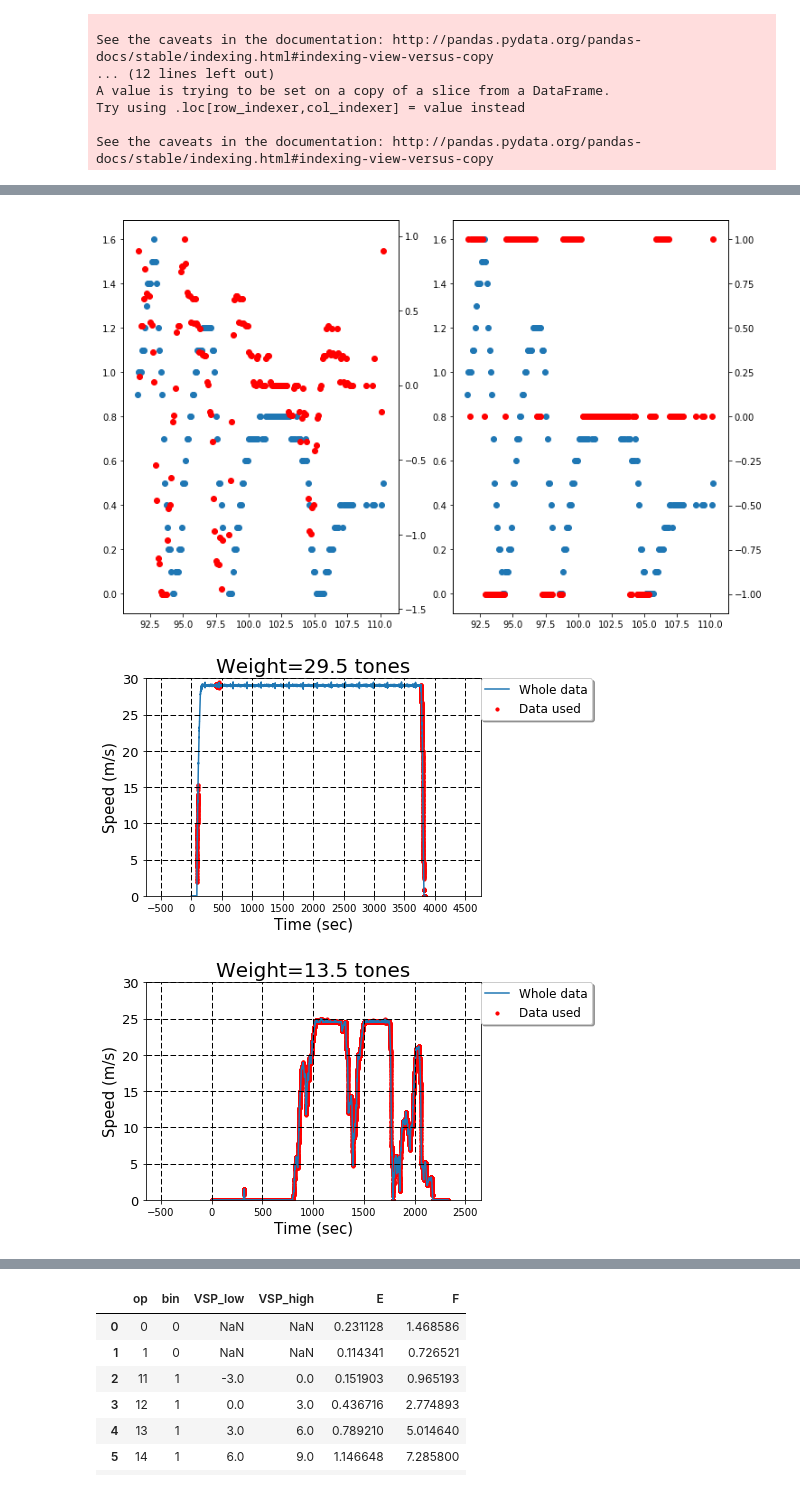
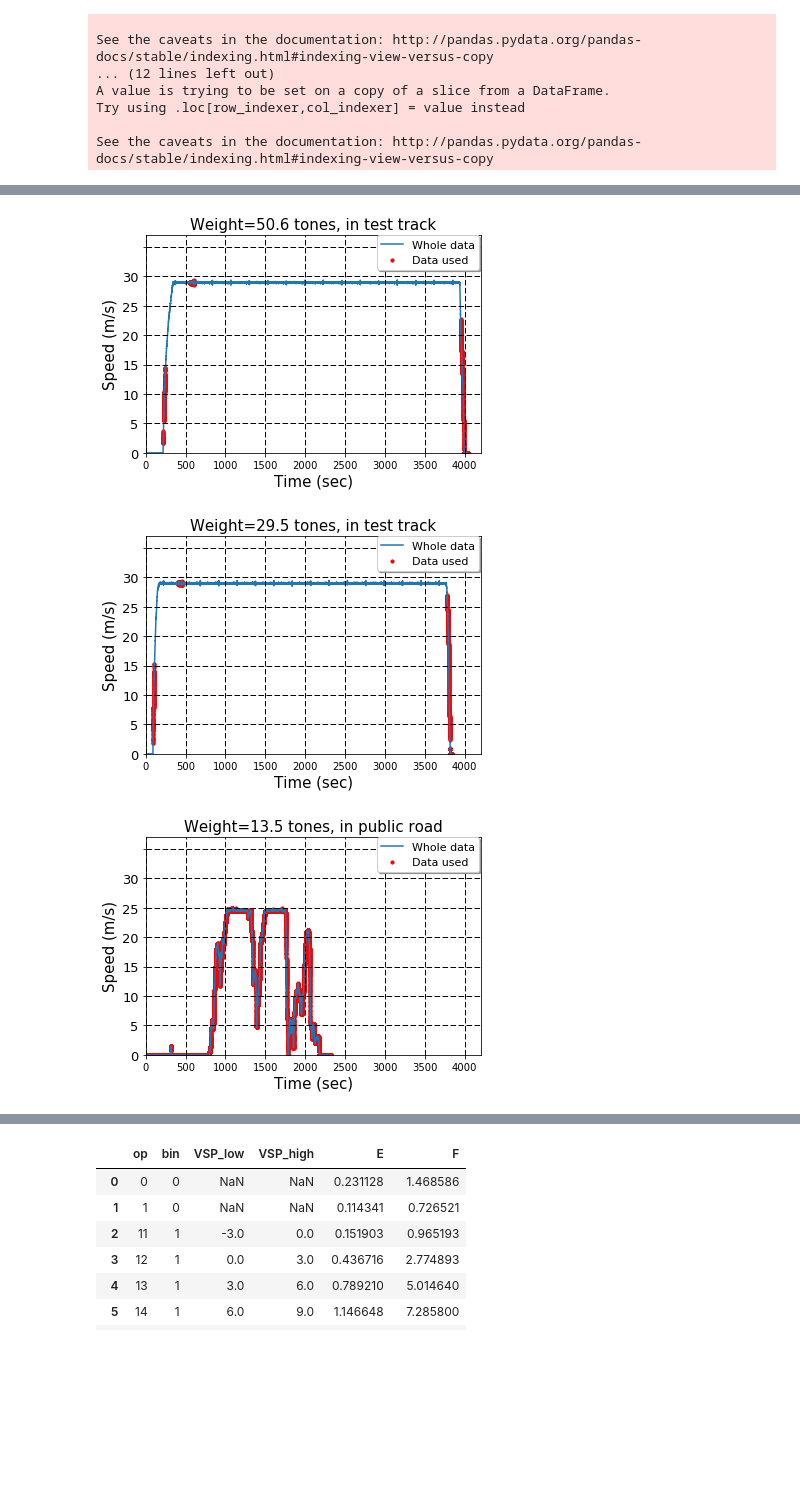
Before and after one commit to haniramezani/prepare-fuel-data, a Jupyter notebook: DC.ipynb, the cells around one changed output, grey strips where cells are left out. Cells and saved outputs as stored; diff of their text form; code cells hidden in the pictures; blank space fills up the shorter version.

```diff
--- a/DC.ipynb
+++ b/DC.ipynb
@@ -98,17 +92,3 @@ A value is trying to be set on a copy of a slice from a DataFrame.
 Try using .loc[row_indexer,col_indexer] = value instead
 
 See the caveats in the documentation: http://pandas.pydata.org/pandas-docs/stable/indexing.html#indexing-view-versus-copy
-# %%
-x,y_moves, y_CBD=[],[],[]
-for df in [trk1_acc, trk1_const, trk1_dec]:
-    x.append(df.t)
-    y_moves.append(df.fuel_CANbus)
-    y_CBD.append(df.moves_shifted)
-
-fig, ax=plt.subplots(1,3, figsize=(15,4))
-for i in range(len(x)):
-    ax[i].plot(x[i],y_moves[i], color='blue')
-    ax[i].plot(x[i],y_CBD[i], color='red')
-
-plt.show()
-#basicplot(, df_dc.MOVES_gr)
@@ -156,51 +134,42 @@ def compute_jerk(acc_list, alpha, w, jerk_param):
             jerk.append((low_pass[i]-low_pass[i-1])/0.1)
     j_index=compute_jerkindex(jerk, jerk_param)
     return jerk, j_index
-# %%
-lon_acc_list=trk1_acc.lon_acc.tolist()
-j, j_ind=compute_jerk(lon_acc_list,0.9,5,0.2)
-fig, (ax1, ax3)=plt.subplots(1,2, figsize=(12,8))
-ax1.scatter(df.t,df.lon_acc)
-ax2 = ax1.twinx()
-ax2.scatter(df.t,j, color='red')
-ax3.scatter(df.t,df.lon_acc)
-ax4 = ax3.twinx()
-ax4.scatter(df.t,j_ind, color='red')
-plt.show()
-# %% [output]
-[figure, removed]
 # %%
 
 def plot_data(df,df_, title):
     fig, (ax1)=plt.subplots(1,1)
     line11=ax1.plot(df.t,df['sp'], label='Whole data')
     line12=ax1.scatter(df_.t,df_['sp'], color= 'red',s=10, label='Data used')
     ax1.set_ylabel('Speed (m/s)', size=15)
     ax1.set_xlabel('Time (sec)', size=15)
 
-    ax1.set_ylim(0,30)
-    #ax1.set_xlim(700,2200)
+    ax1.set_ylim(0,37)
+    ax1.set_xlim(0,4200)
+
+    # for 13.5 bbox_to_anchor=(0.72, 1) ax1.set_xlim(700,2200)
 
 
-    legend1 = ax1.legend(bbox_to_anchor=(1, 1), loc=2,
-           ncol=1, borderaxespad=0.,shadow=True, framealpha=1,  prop={'size':12})
+    legend1 = ax1.legend(bbox_to_anchor=(0.69, 1), loc=2,
+           ncol=1, borderaxespad=0.,shadow=True, framealpha=1,  prop={'size':11})
     #ax1.set_xticklabels(np.arange(-500,3000,500),fontsize=13)
     ax1.set_yticklabels(np.arange(-5,35,5),fontsize=13)
     lw=1
     xmajorLocator = mtick.MultipleLocator(500)
     ymajorLocator = mtick.MultipleLocator(5)
     ax1.xaxis.set_major_locator(xmajorLocator)
     ax1.yaxis.set_major_locator(ymajorLocator)
     for xmaj in ax1.xaxis.get_majorticklocs():
         ax1.axvline(x=xmaj, ls='--', color='k', linewidth=lw)
     for ymaj in ax1.yaxis.get_majorticklocs():
         ax1.axhline(y=ymaj, ls='--', color='k',linewidth=lw)
-    plt.title(title, fontsize=20)
+    plt.title(title, fontsize=15)
+    fig.savefig(title+'.png', format='png', dpi=1200)
     plt.show()
 
-#plot_data(trk1_2t, df_trk1_2t,'Weight=50.6 tones' )
-plot_data(trk1, df_trk1,'Weight=29.5 tones')
-plot_data(dc, df_dc, 'Weight=13.5 tones')
+plot_data(trk1_2t, df_trk1_2t,'Weight=50.6 tones, in test track' )
+plot_data(trk1, df_trk1,'Weight=29.5 tones, in test track')
+plot_data(dc, dc, 'Weight=13.5 tones, in public road')
 # %% [output]
-[figure, old version]
+[figure, new version]
-[figure, old version]
+[figure, new version]
+[figure, added]
```
Also changed, not shown: parts of 18 cells of this notebook.
